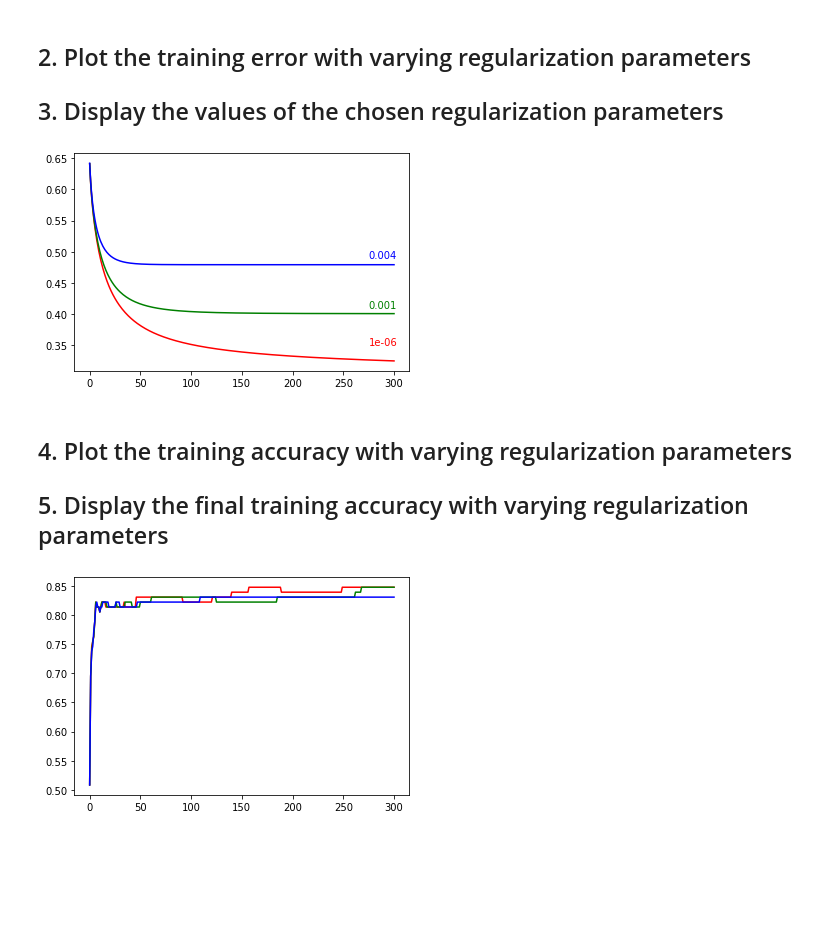
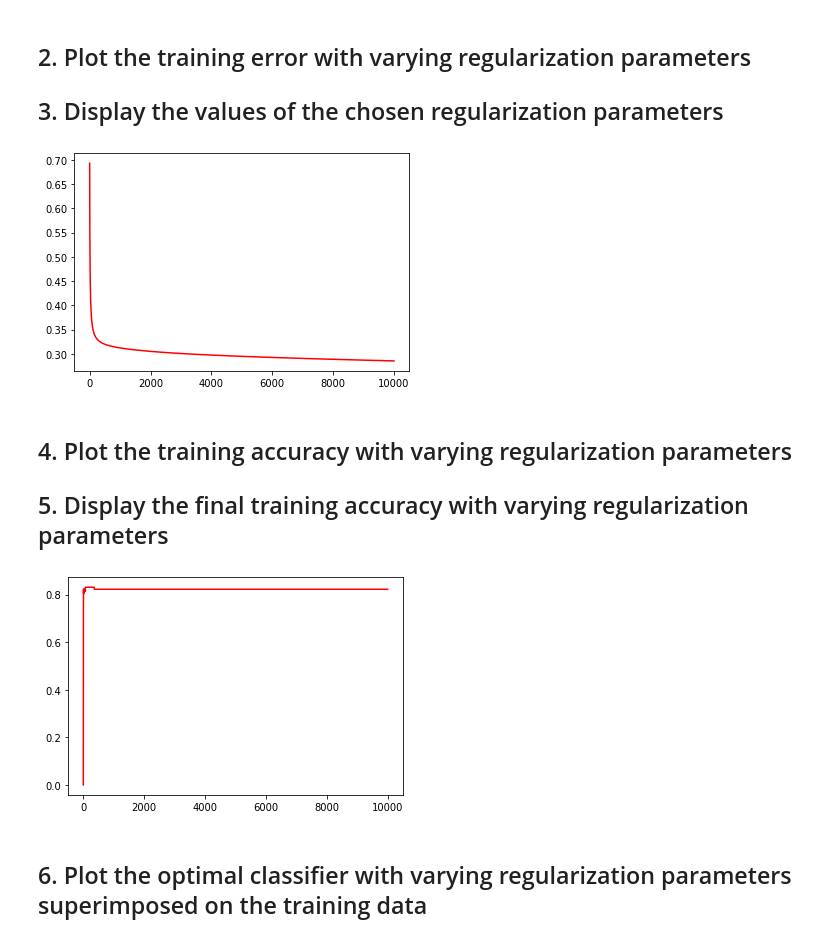
Before and after one commit to cielixer/CAU-MachineLearning2020-1st, a Jupyter notebook: Homework07/code.ipynb, the cells around one changed output. Saved outputs shown, nothing was run; the diff lists cells and outputs as text; code cells hidden in the pictures; blank space fills up the shorter version.

```diff
--- a/Homework07/code.ipynb
+++ b/Homework07/code.ipynb
@@ -236 +122,11 @@ def gradientDescentParallel(Theta, reg_const, lr):
+# %%
+def gradientDescent(Theta, reg_const, lr):
+    G = np.matmul(F, Theta)
+    gradient = np.zeros(Theta.shape)
+
+    error = sigmoid(G) - L
+    for t in range(100):
+        gradient[t] = (1.0 / N) * np.sum(np.multiply(error, F[:,t])) + reg_const * Theta[t]
+
+    return Theta - lr * gradient
 # %% [markdown]
@@ -277,26 +174,37 @@ plt.show()
 ## 2. Plot the training error with varying regularization parameters
 ## 3. Display the values of the chosen regularization parameters
 # %%
-iter_x = list(range(iteration))
+iter_x = list(range(iterations))
 
-plt.plot(iter_x, losses[0], color='red')
-plt.plot(iter_x, losses[1], color='green')
-plt.plot(iter_x, losses[2], color='blue')
+plt.plot(iter_x, losses, color='red')
+#plt.plot(iter_x, losses[1], color='green')
+#plt.plot(iter_x, losses[2], color='blue')
 
-plt.text(275, 0.35, str(reg_const[0]), color='red')
-plt.text(275, 0.41, str(reg_const[1]), color='green')
-plt.text(275, 0.49, str(reg_const[2]), color='blue')
+#plt.text(275, 0.35, str(reg_const[0]), color='red')
+#plt.text(275, 0.41, str(reg_const[1]), color='green')
+#plt.text(275, 0.49, str(reg_const[2]), color='blue')
 
 plt.show()
 # %% [output]
-[figure, old version]
+[figure, new version]
 # %% [markdown]
 ## 4. Plot the training accuracy with varying regularization parameters
 ## 5. Display the final training accuracy with varying regularization parameters
 # %%
-plt.plot(iter_x, accuracies[0], color='red')
-plt.plot(iter_x, accuracies[1], color='green')
-plt.plot(iter_x, accuracies[2], color='blue')
+plt.plot(iter_x, accuracies, color='red')
+# plt.plot(iter_x, accuracies[1], color='green')
+# plt.plot(iter_x, accuracies[2], color='blue')
+#
+# dis_acc0 = np.round(accuracies[0][-1], 3)
+# dis_acc1 = np.round(accuracies[1][-1], 3)
+# dis_acc2 = np.round(accuracies[2][-1], 3)
+#
+# plt.text(275, 0.85, str(dis_acc0), color='red')
+# plt.text(275, 0.835, str(dis_acc1), color='green')
+# plt.text(275, 0.815,  str(dis_acc2), color='blue')
+
 plt.show()
 # %% [output]
-[figure, old version]
+[figure, new version]
+# %% [markdown]
+## 6. Plot the optimal classifier with varying regularization parameters superimposed on the training data
```
Also changed, not shown: parts of 15 cells of this notebook.
